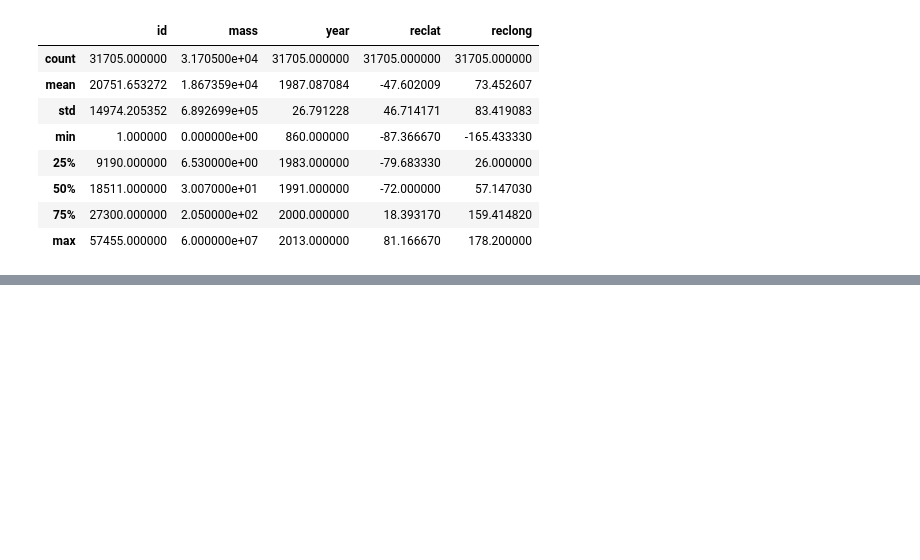
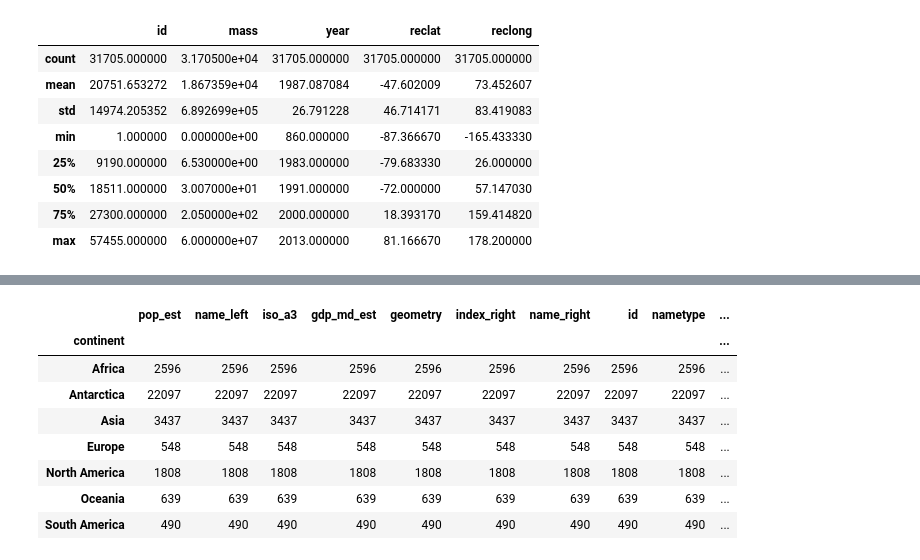
Before and after one commit to WaielonH/dashmeteor, a Jupyter notebook: src/eda.ipynb, the cells around one changed output, grey strips where cells are left out. Cells and saved outputs as stored; diff of their text form; code cells hidden in the pictures; blank space fills up the shorter version.

```diff
--- a/src/eda.ipynb
+++ b/src/eda.ipynb
@@ -53,0 +92,14 @@ alt.Chart(clean.groupby(by=['year', 'fall', 'nametype']).agg({'id': 'count'}).re
+# %%
+test = gpd.sjoin(world, clean, how='inner', predicate='contains')
+# %%
+test.groupby('continent').agg('count')
+# %% [output]
+|  | pop_est | name_left | iso_a3 | gdp_md_est | geometry | index_right | name_right | id | nametype | ... |
+| continent |  |  |  |  |  |  |  |  |  | ... |
+| Africa | 2596 | 2596 | 2596 | 2596 | 2596 | 2596 | 2596 | 2596 | 2596 | ... |
+| Antarctica | 22097 | 22097 | 22097 | 22097 | 22097 | 22097 | 22097 | 22097 | 22097 | ... |
+| Asia | 3437 | 3437 | 3437 | 3437 | 3437 | 3437 | 3437 | 3437 | 3437 | ... |
+| Europe | 548 | 548 | 548 | 548 | 548 | 548 | 548 | 548 | 548 | ... |
+| North America | 1808 | 1808 | 1808 | 1808 | 1808 | 1808 | 1808 | 1808 | 1808 | ... |
+| Oceania | 639 | 639 | 639 | 639 | 639 | 639 | 639 | 639 | 639 | ... |
+| South America | 490 | 490 | 490 | 490 | 490 | 490 | 490 | 490 | 490 | ... |
```
Also changed, not shown: parts of 11 cells of this notebook, 1 other file.
